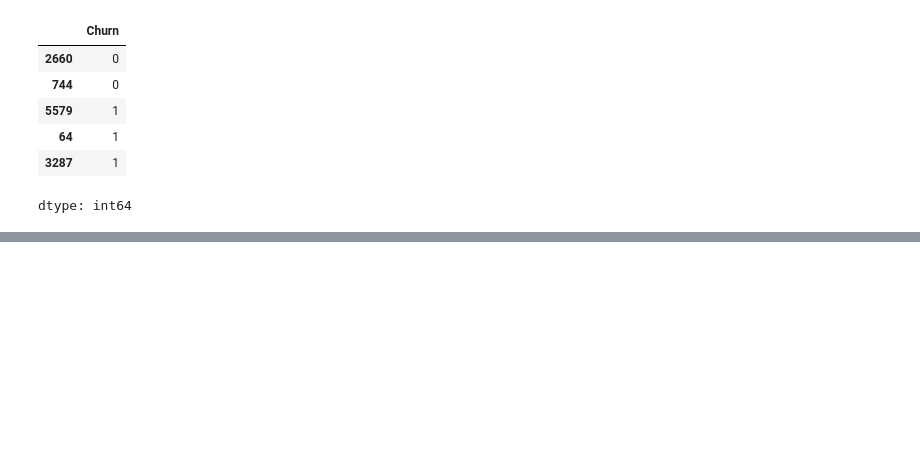
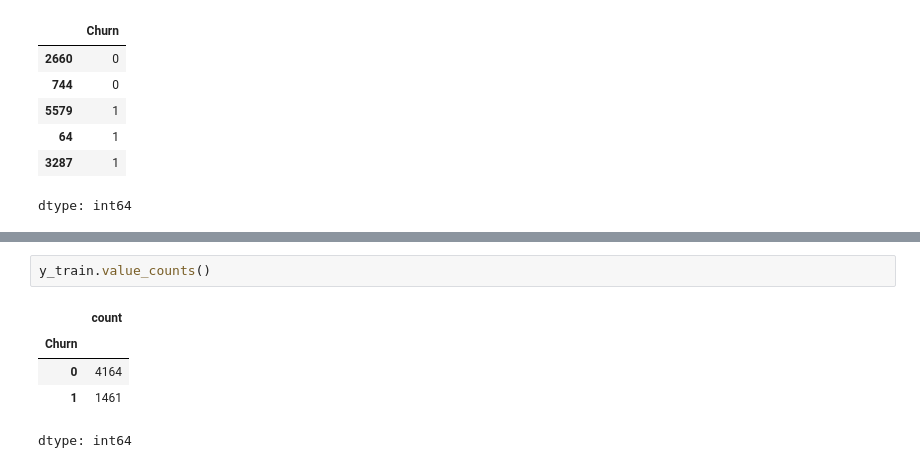
Before and after one commit to saddarudin/google_colab, a Jupyter notebook: dl_customer_churn_prediction.ipynb, the cells around one changed output, grey strips where cells are left out. Drawn from its saved outputs; the diff is of its cells as text; blank space fills up the shorter version.

```diff
--- a/dl_customer_churn_prediction.ipynb
+++ b/dl_customer_churn_prediction.ipynb
@@ -397,0 +490,8 @@ array([[893, 106],
+# %%
+y_train.value_counts()
+# %% [output]
+|  | count |
+| Churn |  |
+| 0 | 4164 |
+| 1 | 1461 |
+dtype: int64
```
Also changed, not shown: parts of 34 cells of this notebook.
